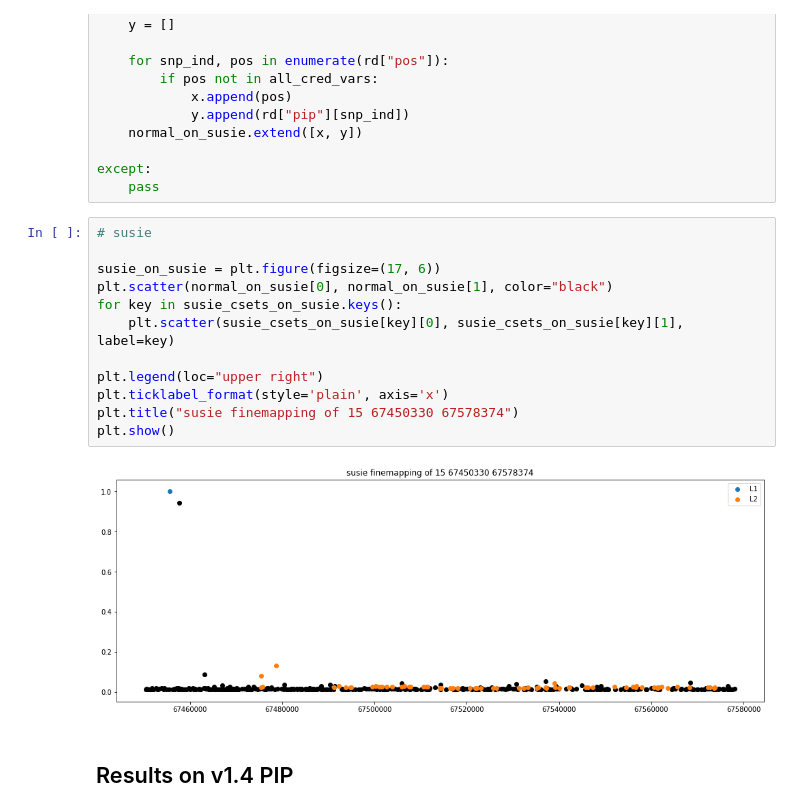
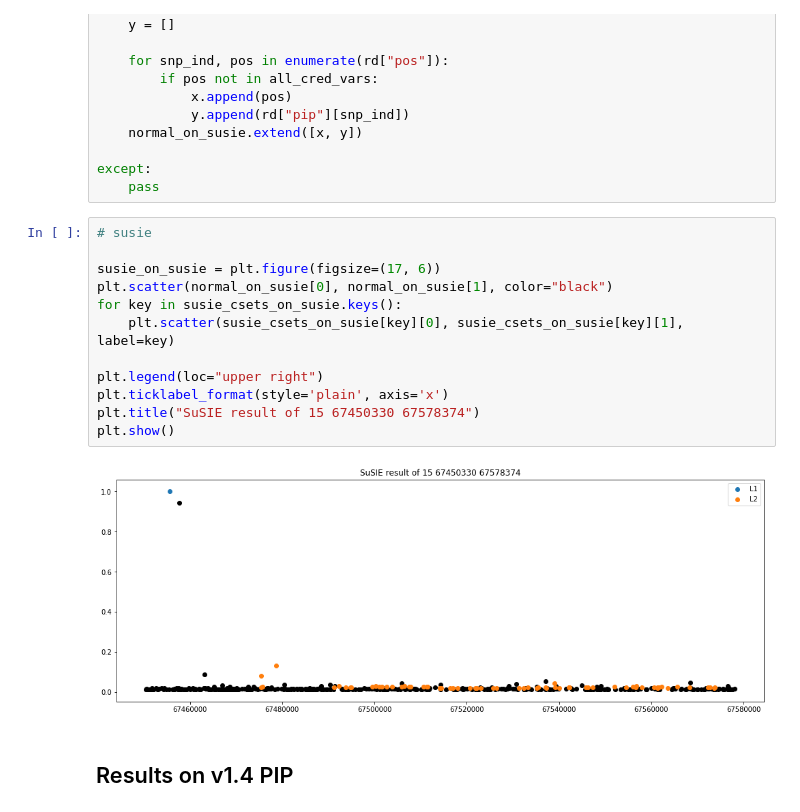
Before and after one commit to tfabiha/stat_gen_temp_repo, a Jupyter notebook: SuSIE_vs_Finemap_comparison.ipynb, the cells around one changed output. Drawn from its saved outputs; the diff is of its cells as text.

```diff
--- a/SuSIE_vs_Finemap_comparison.ipynb
+++ b/SuSIE_vs_Finemap_comparison.ipynb
@@ -263,17 +263,17 @@ except:
 # %%
 # susie
 
 susie_on_susie = plt.figure(figsize=(17, 6))
 plt.scatter(normal_on_susie[0], normal_on_susie[1], color="black")
 for key in susie_csets_on_susie.keys():
     plt.scatter(susie_csets_on_susie[key][0], susie_csets_on_susie[key][1], label=key)
 
 plt.legend(loc="upper right")
 plt.ticklabel_format(style='plain', axis='x')
-plt.title("susie finemapping of 15 67450330 67578374")
+plt.title("SuSIE result of 15 67450330 67578374")
 plt.show()
 # %% [output]
-[figure, old version]
+[figure, new version]
 # %% [markdown]
 ## Results on v1.4 PIP
 # %%
```
Also changed, not shown: parts of 8 cells of this notebook.
